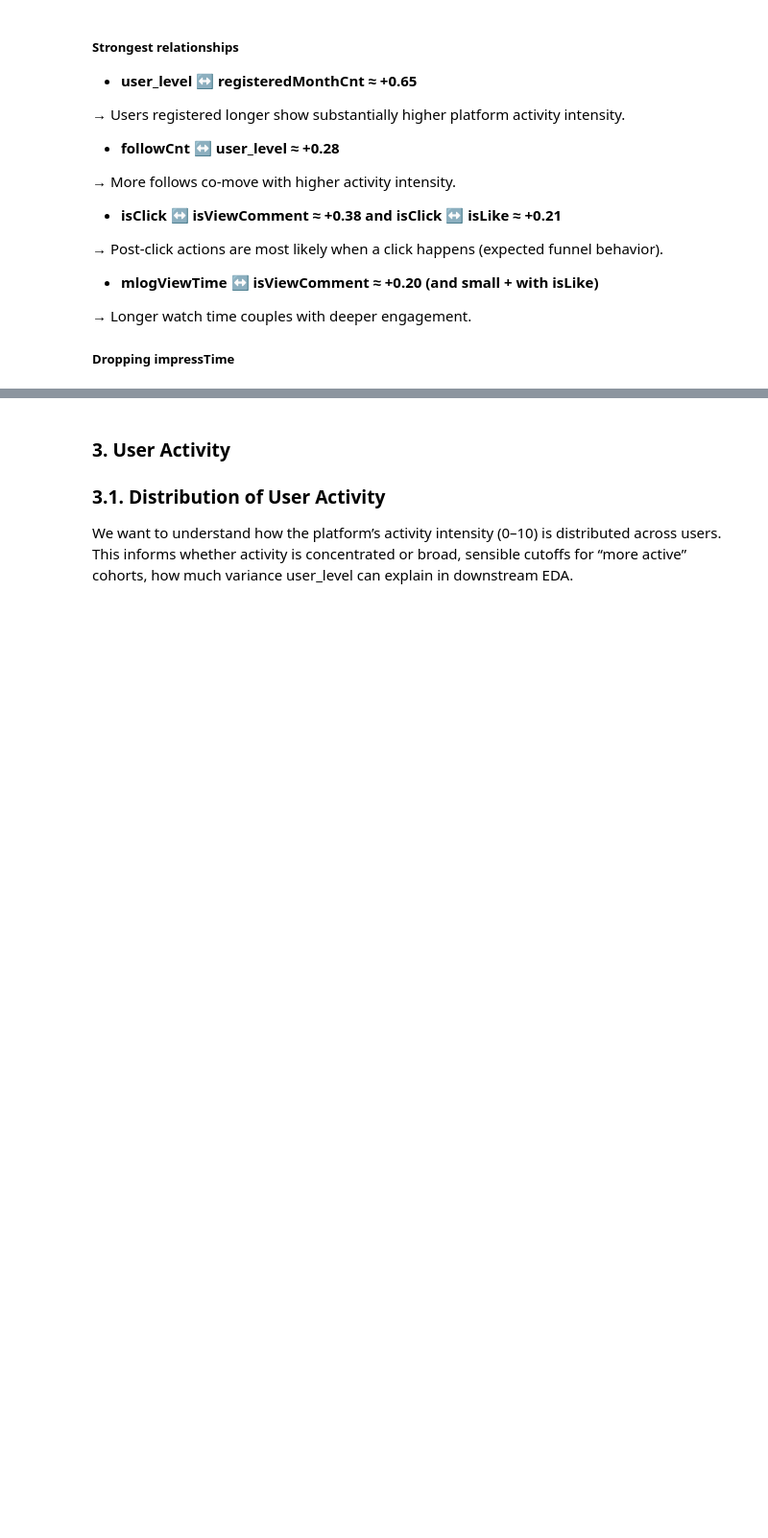
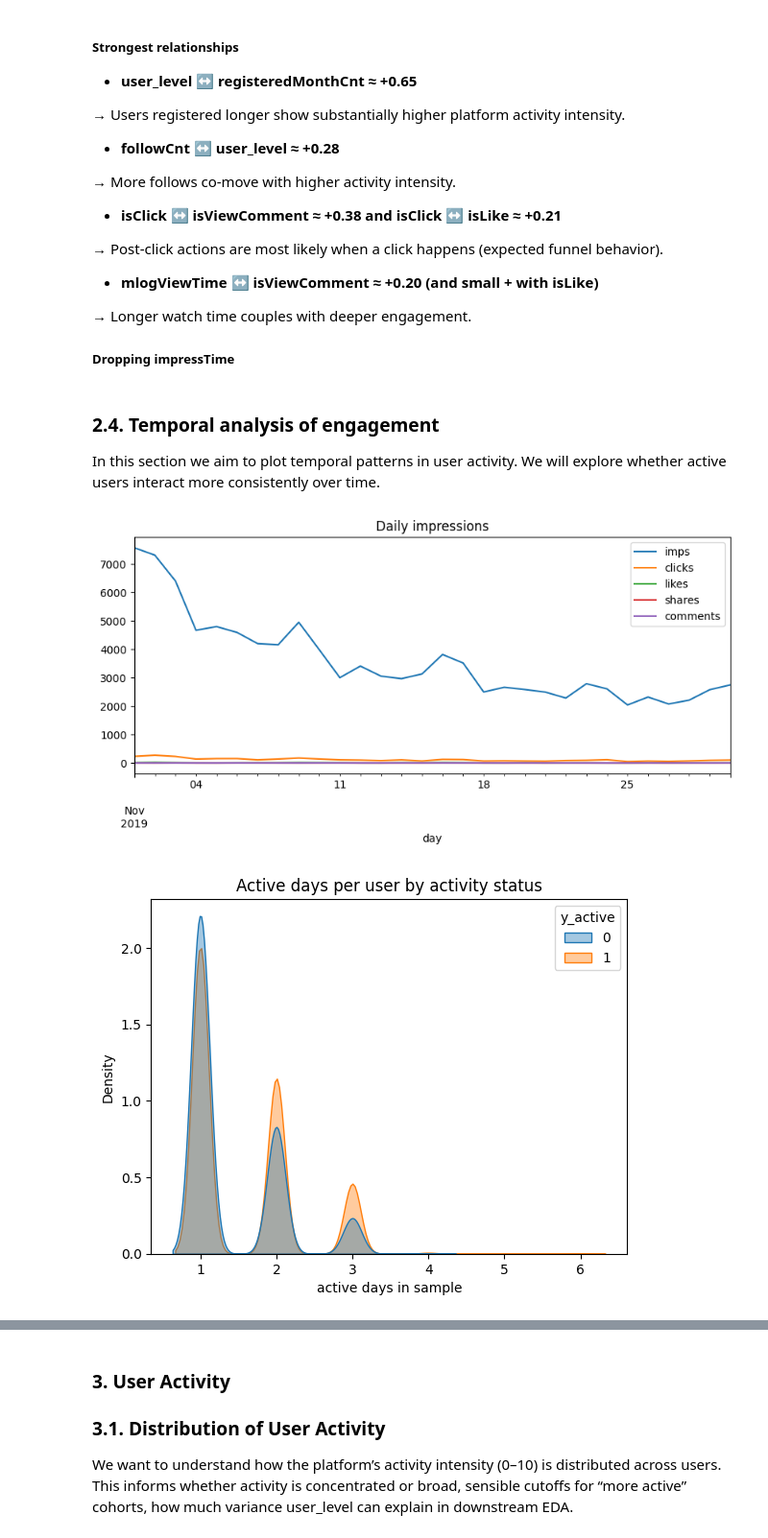
Before and after one commit to renaschaller/Master-Thesis-Music-Streaming, a Jupyter notebook: EDA/EDA.ipynb, the cells around one changed output, grey strips where cells are left out. Shown at 96% size. Cells and saved outputs as stored; diff of their text form; code cells hidden in the pictures; blank space fills up the shorter version.

```diff
--- a/EDA/EDA.ipynb
+++ b/EDA/EDA.ipynb
@@ -374,3 +399,39 @@ plt.show()
 ##### Dropping impressTime
 # %%
 df.drop("impressTime", axis=1, inplace=True)
+# %% [markdown]
+### 2.4. Temporal analysis of engagement
+
+In this section we aim to plot temporal patterns in user activity. We will explore whether active users interact more consistently over time.
+# %%
+# reconstruct calendar day (NCM sample is Nov 2019)
+df["day"] = pd.to_datetime("2019-11-01") + pd.to_timedelta(df["dt"] - 1, unit="D")
+
+# deterministic within-day ordering: (dt, impressPosition) as proxy
+df = df.sort_values(["userId", "dt", "impressPosition"], kind="mergesort")
+
+# early window
+K = 30
+df["rank_k"] = df.groupby("userId")["dt"].cumcount() + 1  # counts rows per user in sorted order
+early = df.groupby("userId").head(K)
+
+# daily features
+daily = df.groupby("day").agg(imps=("mlogId","size"), clicks=("isClick","sum")).reset_index()
+
+# user active-days metric
+user_days = df.groupby(["userId","day"]).size().reset_index(name="imps_day")
+active_days = user_days.groupby("userId")["day"].nunique().rename("active_days")
+
+daily = df.groupby("day").agg(imps=("mlogId","size"), clicks=("isClick","sum"), likes=("isLike","sum"), shares=("isShare","sum"), comments=("isComment","sum"))
+daily.plot(title="Daily impressions", figsize=(10,4)); plt.show()
+
+
+user_days = df.groupby(["userId","day"]).size().reset_index(name="imps_day")
+active_days = user_days.groupby("userId")["day"].nunique().rename("active_days").reset_index()
+active_days = active_days.merge(df[["userId","y_active"]].drop_duplicates(), on="userId", how="left")
+
+sns.kdeplot(data=active_days, x="active_days", hue="y_active", fill=True, common_norm=False, alpha=0.4)
+plt.title("Active days per user by activity status"); plt.xlabel("active days in sample"); plt.show()
+# %% [output]
+[figure, added]
+[figure, added]
```
Also changed, not shown: parts of 23 cells of this notebook, 3 other files.
